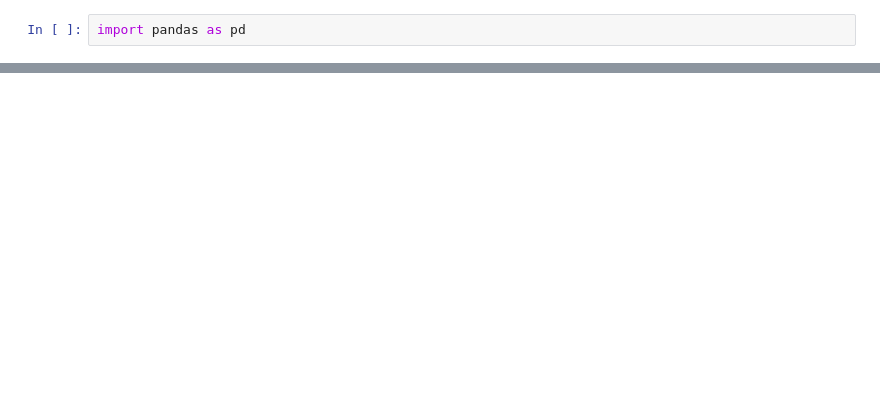
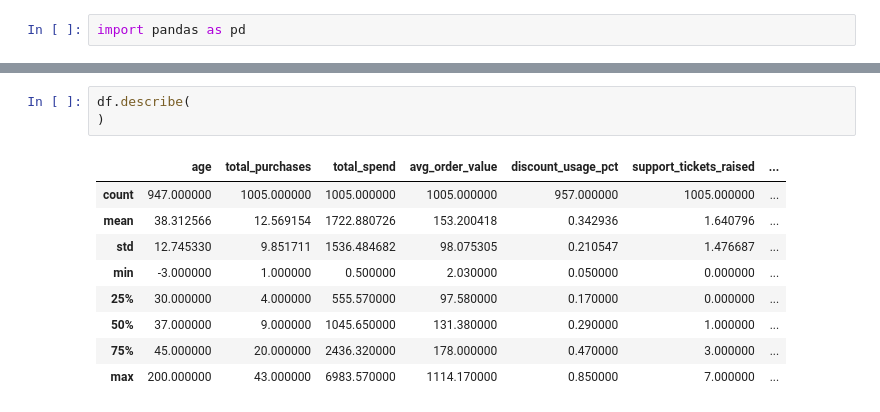
Before and after one commit to ryomenhaider/ecom-sales-eda, a Jupyter notebook: datacleaning.ipynb, the cells around one changed output, grey strips where cells are left out. Cells and saved outputs as stored; diff of their text form; blank space fills up the shorter version.

```diff
--- a/datacleaning.ipynb
+++ b/datacleaning.ipynb
@@ -4,0 +25,13 @@ df = pd.read_csv('/run/media/alpha/Files/Data_Analytics/ECom_Data_analysis/data/
+# %%
+df.describe(
+)
+# %% [output]
+|  | age | total_purchases | total_spend | avg_order_value | discount_usage_pct | support_tickets_raised | ... |
+| count | 947.000000 | 1005.000000 | 1005.000000 | 1005.000000 | 957.000000 | 1005.000000 | ... |
+| mean | 38.312566 | 12.569154 | 1722.880726 | 153.200418 | 0.342936 | 1.640796 | ... |
+| std | 12.745330 | 9.851711 | 1536.484682 | 98.075305 | 0.210547 | 1.476687 | ... |
+| min | -3.000000 | 1.000000 | 0.500000 | 2.030000 | 0.050000 | 0.000000 | ... |
+| 25% | 30.000000 | 4.000000 | 555.570000 | 97.580000 | 0.170000 | 0.000000 | ... |
+| 50% | 37.000000 | 9.000000 | 1045.650000 | 131.380000 | 0.290000 | 1.000000 | ... |
+| 75% | 45.000000 | 20.000000 | 2436.320000 | 178.000000 | 0.470000 | 3.000000 | ... |
+| max | 200.000000 | 43.000000 | 6983.570000 | 1114.170000 | 0.850000 | 7.000000 | ... |
```
Also changed, not shown: parts of 27 cells of this notebook, 5 other files.
